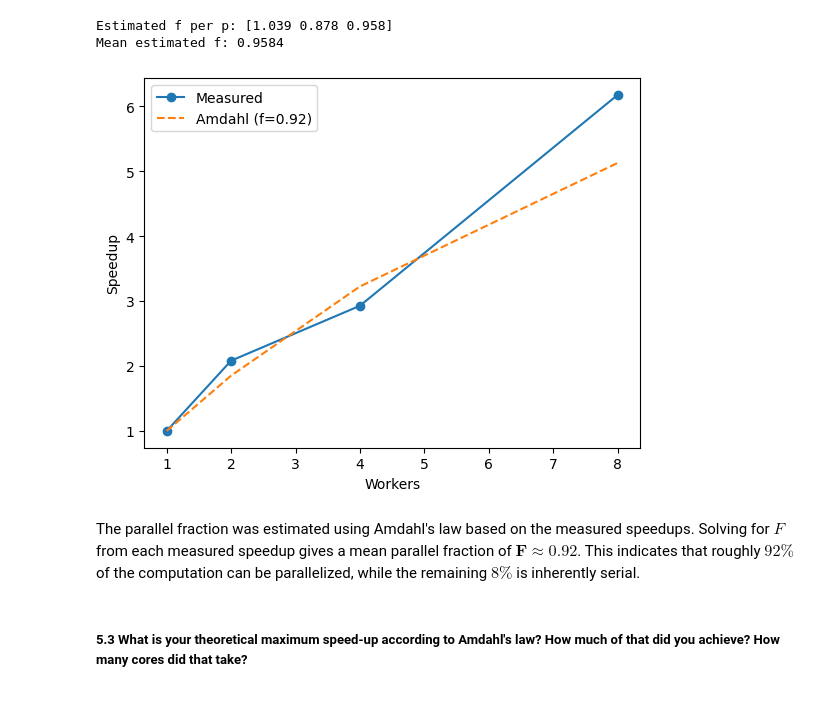
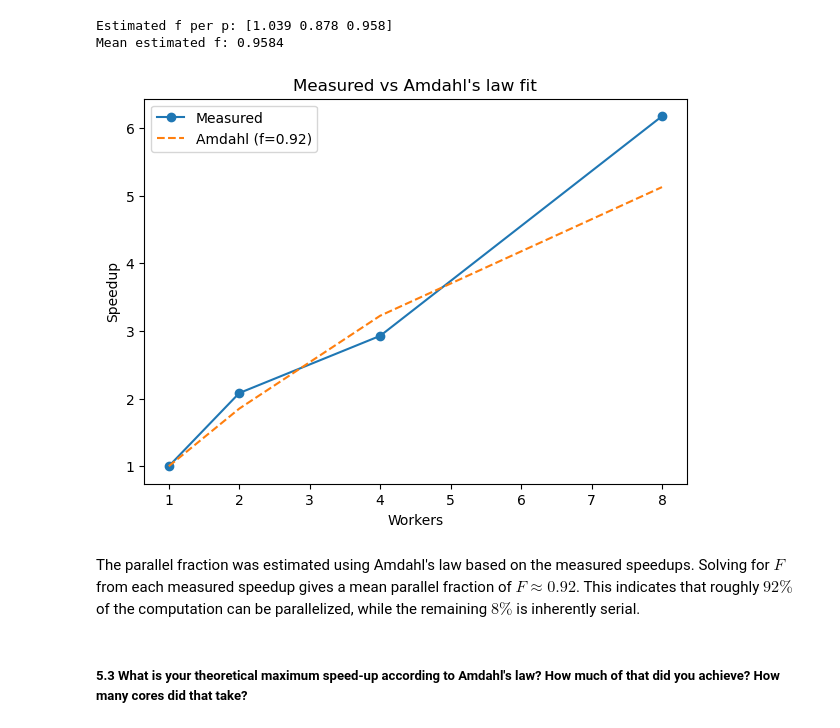
Before and after one commit to Lucialululu/02613_wall_heating_project, a Jupyter notebook: mini_project_new.ipynb, the cells around one changed output. Saved outputs shown, nothing was run; the diff lists cells and outputs as text; code cells hidden in the pictures.

```diff
--- a/mini_project_new.ipynb
+++ b/mini_project_new.ipynb
@@ -452,26 +455,25 @@ Mean estimated f: 0.9584
 # %%
 workers_np = np.array([1, 2, 4, 8])
 speedup_arr2 = np.array([times[0]/t for t in times])
 
 f = 0.92
 
 amdahl = 1 / ((1-f) + f/workers_np)
 
 plt.figure(figsize=(7, 5))
 plt.plot(workers, speedup_arr2, 'o-', label="Measured")
 plt.plot(workers, amdahl, '--', label=f"Amdahl (f={f:.2f})")
 plt.xlabel("Workers")
 plt.ylabel("Speedup")
 plt.title("Measured vs Amdahl's law fit")
 plt.legend()
-plt.grid(True)
 plt.show()
 # %% [output]
-[figure, old version]
+[figure, new version]
 # %% [markdown]
 The parallel fraction was estimated using Amdahl's law based on the measured speedups.
 Solving for $F$ from each measured speedup gives a mean parallel fraction of
-$\mathbf{F \approx 0.92}$. This indicates that roughly $92\%$ of the computation
+$F \approx 0.92$. This indicates that roughly $92\%$ of the computation
 can be parallelized, while the remaining $8\%$ is inherently serial.
 # %% [markdown]
 ##### **5.3 What is your theoretical maximum speed-up according to Amdahl's law? How much of that did you achieve? How many cores did that take?**
```
Also changed, not shown: parts of 80 cells of this notebook, 1 other file.
